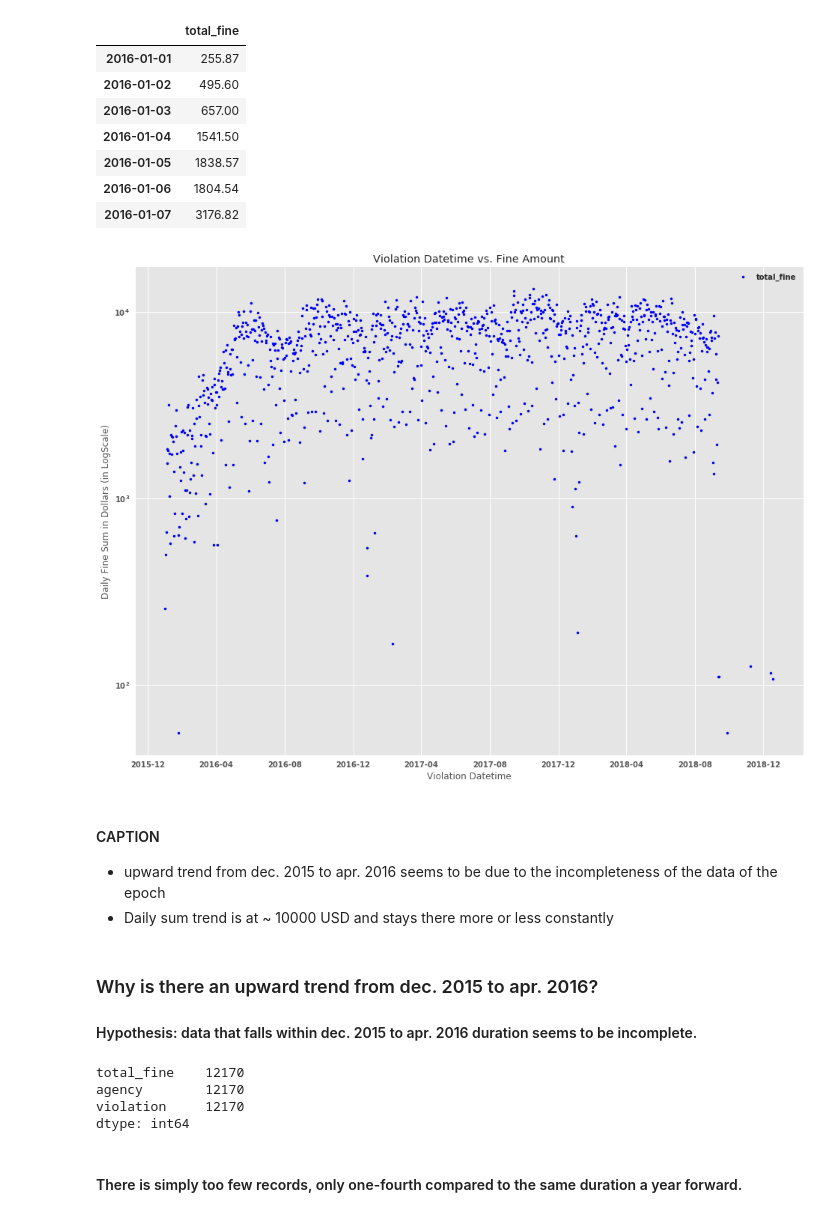
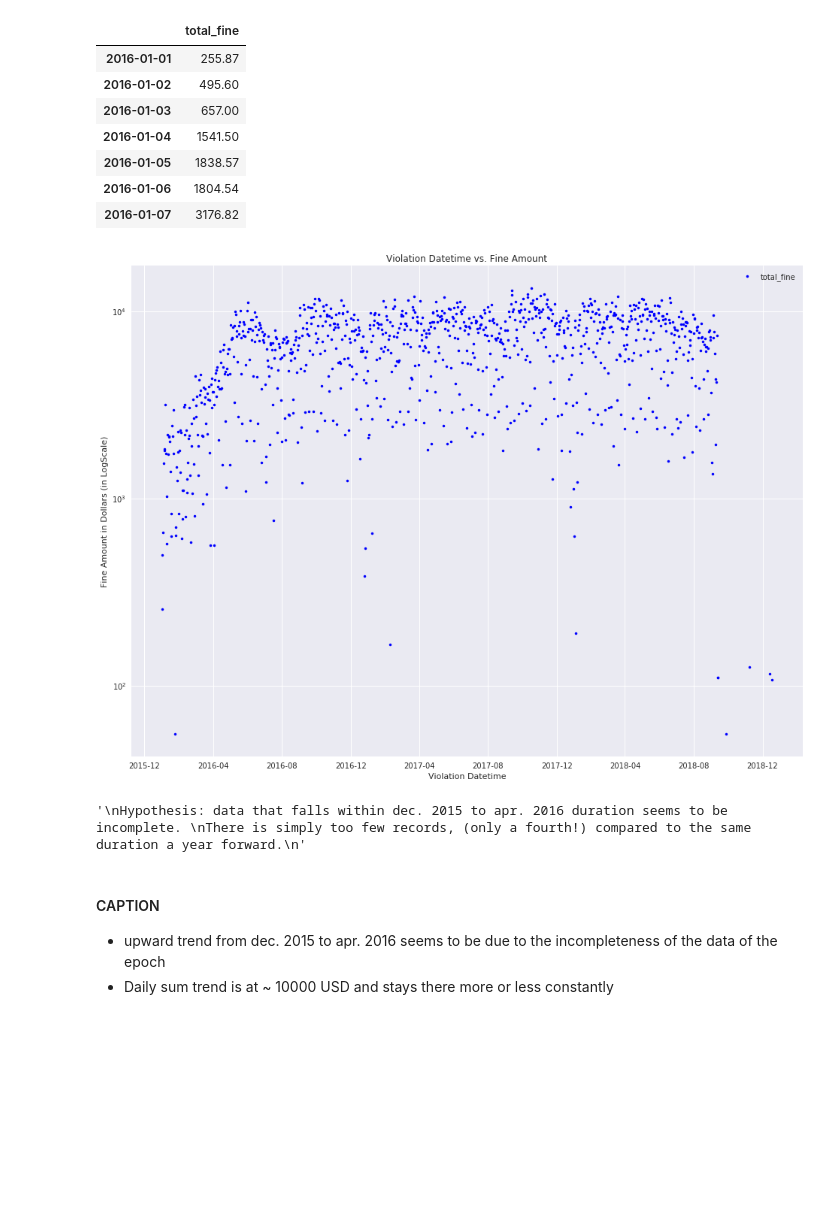
Before and after one commit to sunghoonyang/gallery-in-jupyter, a Jupyter notebook: fall18/principles_of_urban_informatics/hw3/HW3_shy256.ipynb, the cells around one changed output. Saved outputs shown, nothing was run; the diff lists cells and outputs as text; code cells hidden in the pictures; blank space fills up the shorter version.

```diff
--- a/fall18/principles_of_urban_informatics/hw3/HW3_shy256.ipynb
+++ b/fall18/principles_of_urban_informatics/hw3/HW3_shy256.ipynb
@@ -140,5 +112,4 @@ tmp_df = tmp_df[tmp_df.total_fine > 0]
 # %%
-plt.style.use('ggplot')
 fig = plt.figure(figsize=(16,12))
 kw = dict(
     xlabel='Violation Time of the Day in Minutes'
@@ -284,30 +250,0 @@ Here, I will color the dots differently by agency
-# %%
-"""
-you may notice that below is the copy-paste of above code...
-"""
-from datetime import datetime
-# filter out rows whose Violation Time or Issue Date is NaN
-tmp_df = __RAW_DF__[(~__RAW_DF__['Violation Time'].isnull()) & (~__RAW_DF__['Issue Date'].isnull())]
-tmp_df['violation_dt'] = tmp_df.apply(get_time_in_mins, axis=1)
-tmp_df = tmp_df[~tmp_df.violation_dt.isnull()]
-tmp_df['total_fine'] = tmp_df['Payment Amount'] + tmp_df['Amount Due']
-# Again, let us remove the records whose total fine amounts to zero
-tmp_df = tmp_df[tmp_df.total_fine > 0]
-# just looking at 2016~2018
-tmp_df = tmp_df[('2015-12-31 23:59:59' < tmp_df.violation_dt) & (tmp_df.violation_dt < '2018-12-31 23:59:59')]
-tmp_df['agency'] = tmp_df['Issuing Agency']
-tmp_df['violation'] = tmp_df['Violation']
-"""
-drop columns that we won't look at
-"""
-del_cols = ['Plate', 'State', 'License Type', 'Summons Number', 'Issue Date',
-'Violation Time', 'Violation', 'Judgment Entry Date', 'Fine Amount',
-'Penalty Amount', 'Interest Amount', 'Reduction Amount',
-'Payment Amount', 'Amount Due', 'Precinct', 'County', 'Issuing Agency',
-'Violation Status', 'Summons Image']
-tmp_df.drop(inplace=True, axis=1, labels=del_cols)
-
-"""
-Display the reducted dataframe. This table must be rendered.
-"""
-tmp_df.head(7)
@@ -414,39 +266,39 @@ daily_sum.head(7)
 # %%
 fig = plt.figure(figsize=(16,12))
 kw = dict(
     xlabel='Violation Datetime'
-    , ylabel = 'Daily Fine Sum in Dollars (in LogScale)'
+    , ylabel = 'Fine Amount in Dollars (in LogScale)'
     , yscale='log'
     , title = 'Violation Datetime vs. Fine Amount'
 )
 ax = plt.gca(**kw)
 ax.plot(daily_sum.index, daily_sum.total_fine, '.', c='blue', markeredgecolor='none')
+# ax.plot([datetime.strptime('2015-01-01 00:00:00', '%Y-%m-%d %H:%M:%S'), datetime.strptime('2018-12-31 23:59:59', '%Y-%m-%d %H:%M:%S')], [175, 175], 'r--')
 ax.legend()
 plt.show()
 # %% [output]
-[figure, old version]
+[figure, new version]
+# %%
+"""
+Why is there an upward trend from dec. 2015 to apr. 2016?
+"""
+tmp_df[
+    (tmp_df.index > datetime.strptime('2015-12-01 00:00:00', '%Y-%m-%d %H:%M:%S')) &
+    (tmp_df.index < datetime.strptime('2016-05-01 00:00:00', '%Y-%m-%d %H:%M:%S'))
+      ].count() # 2972
+tmp_df[
+    (tmp_df.index > datetime.strptime('2016-12-01 00:00:00', '%Y-%m-%d %H:%M:%S')) &
+    (tmp_df.index < datetime.strptime('2017-05-01 00:00:00', '%Y-%m-%d %H:%M:%S'))
+      ].count() # 12170
+"""
+Hypothesis: data that falls within dec. 2015 to apr. 2016 duration seems to be incomplete.
+There is simply too few records, only one-fourth compared to the same duration a year forward.
+"""
+# %% [output]
+'\nHypothesis: data that falls within dec. 2015 to apr. 2016 duration seems to be incomplete. \nThere is simply too few records, (only a fourth!) compared to the same duration a year forward.\n'
 # %% [markdown]
 #### CAPTION
 * upward trend from dec. 2015 to apr. 2016 seems to be due to the incompleteness of the data of the epoch
 * Daily sum trend is at ~ 10000 USD and stays there more or less constantly
-# %% [markdown]
-### Why is there an upward trend from dec. 2015 to apr. 2016?
-#### Hypothesis: data that falls within dec. 2015 to apr. 2016 duration seems to be incomplete.
-# %%
-tmp_df[
-    (tmp_df.index > datetime.strptime('2015-12-01 00:00:00', '%Y-%m-%d %H:%M:%S')) &
-    (tmp_df.index < datetime.strptime('2016-05-01 00:00:00', '%Y-%m-%d %H:%M:%S'))
-      ].count() # 2972
-tmp_df[
-    (tmp_df.index > datetime.strptime('2016-12-01 00:00:00', '%Y-%m-%d %H:%M:%S')) &
-    (tmp_df.index < datetime.strptime('2017-05-01 00:00:00', '%Y-%m-%d %H:%M:%S'))
-      ].count() # 12170
-# %% [output]
-total_fine    12170
-agency        12170
-violation     12170
-dtype: int64
-# %% [markdown]
-#### There is simply too few records, only one-fourth compared to the same duration a year forward.
 # %%
 ## end of NoteBook
```
Also changed, not shown: parts of 25 cells of this notebook, 1 other file.
